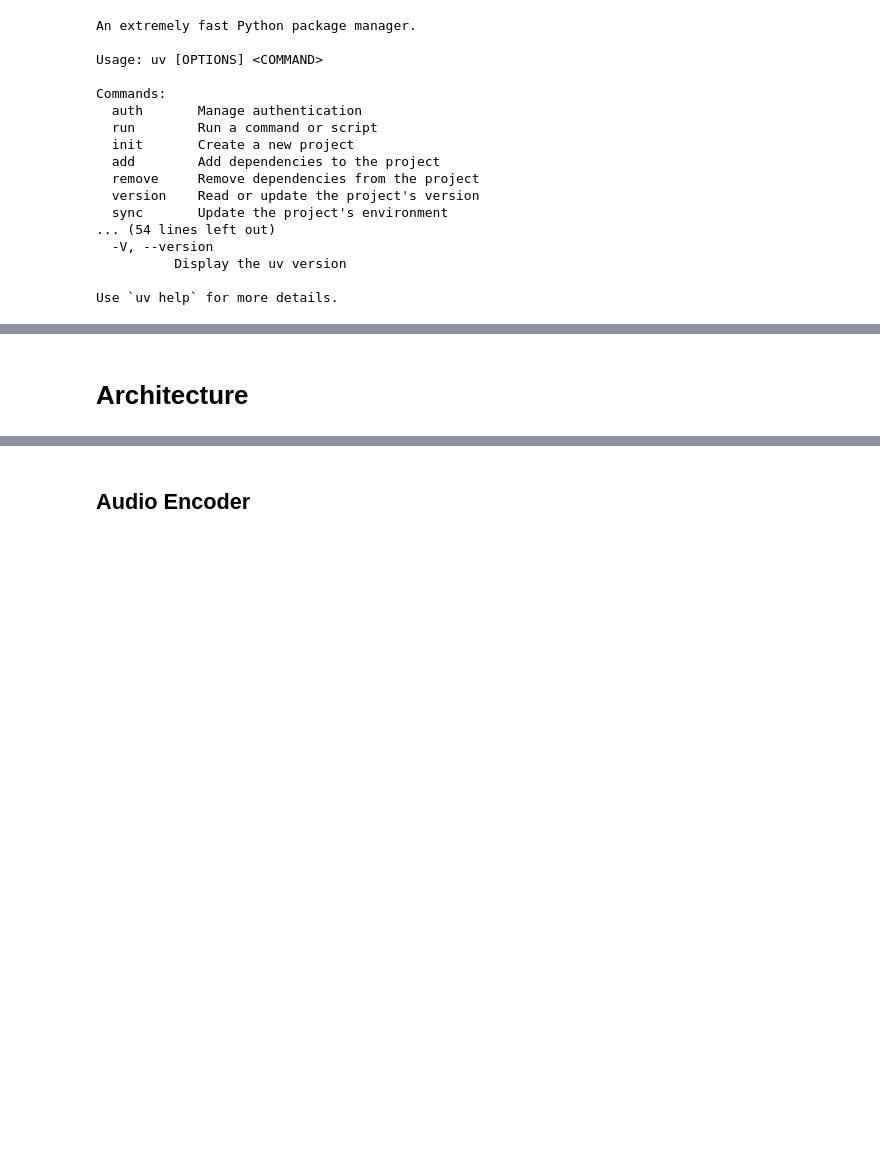
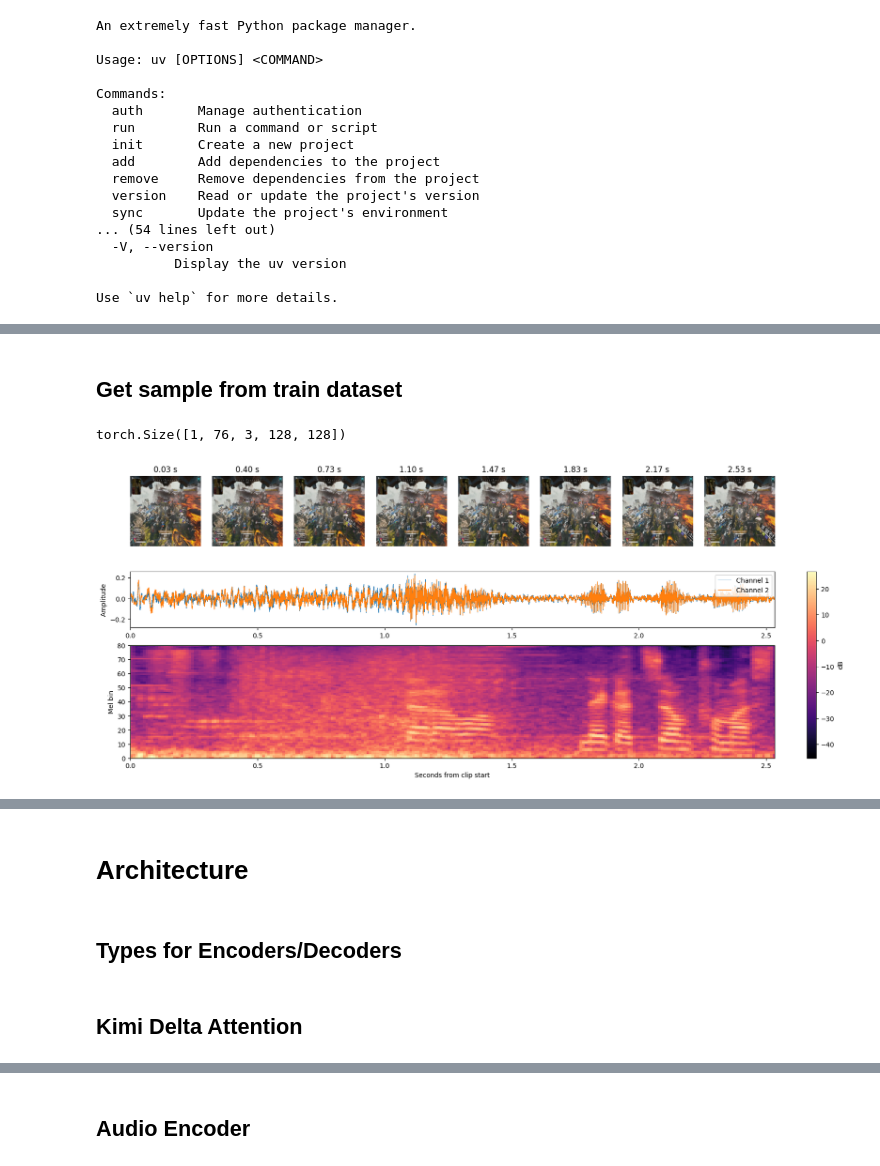
Before and after one commit to afrenkai/CVProject, a Jupyter notebook: notebooks/Main.ipynb, the cells around one changed output, grey strips where cells are left out. Cells and saved outputs as stored; diff of their text form; code cells hidden in the pictures; blank space fills up the shorter version.

Commit message:
stopped early but should work?

```diff
--- a/notebooks/Main.ipynb
+++ b/notebooks/Main.ipynb
@@ -22,0 +229,2 @@ Use `uv help` for more details.
+# %% [markdown]
+## Get sample from train dataset
@@ -22,0 +280,8 @@ Use `uv help` for more details.
+# %%
+dl = stream_hf_av(count=2)
+b = next(iter(dl))
+b['frames'].shape
+
+# should be bs1, 76 steps, ch3, 128x128
+# %% [output]
+torch.Size([1, 76, 3, 128, 128])
@@ -22,0 +337,4 @@ Use `uv help` for more details.
+# %%
+show_av_batch(b)
+# %% [output]
+[figure, added]
@@ -23,2 +342,4 @@ Use `uv help` for more details.
 # %% [markdown]
 # Architecture
+# %% [markdown]
+## Types for Encoders/Decoders
@@ -24,0 +389,2 @@ Use `uv help` for more details.
+# %% [markdown]
+## Kimi Delta Attention
```
Also changed, not shown: parts of 50 cells of this notebook.
